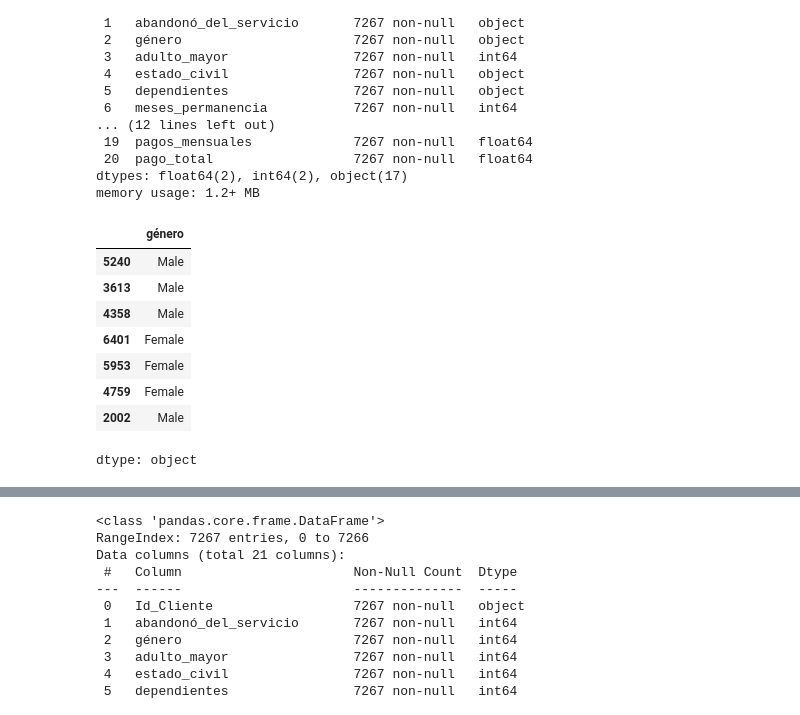
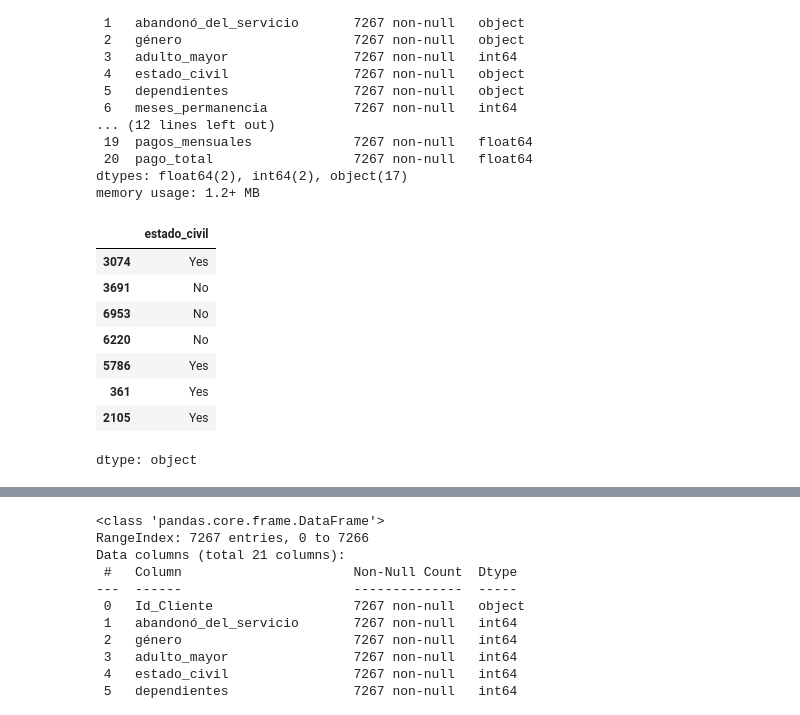
Before and after one commit to JuanMorales765/Challenge-Telecom-X, a Jupyter notebook: Challenge Telecom X análisis de evasión de clientes/TelecomXLATAM.ipynb, the cells around one changed output, grey strips where cells are left out. Drawn from its saved outputs; the diff is of its cells as text; code cells hidden in the pictures.

```diff
--- a/Challenge Telecom X análisis de evasión de clientes/TelecomXLATAM.ipynb
+++ b/Challenge Telecom X análisis de evasión de clientes/TelecomXLATAM.ipynb
@@ -9,2 +10,2 @@ import numpy as np
 # %%
-datos = pd.read_json('https://raw.githubusercontent.com/alura-cursos/challenge2-data-science-LATAM/refs/heads/main/TelecomX_Data.json')
+datos = pd.read_json('https://raw.githubusercontent.com/ingridcristh/challenge2-data-science-LATAM/main/TelecomX_Data.json')
@@ -94,0 +111,15 @@ account_df.head()
+# %%
+# Expandimos cada columna que contiene un diccionario
+customer_df = datos['customer'].apply(pd.Series)
+phone_df = datos['phone'].apply(pd.Series)
+internet_df = datos['internet'].apply(pd.Series)
+account_df = datos['account'].apply(pd.Series)
+
+# Combinamos todo con las columnas originales no-anidadas
+datos_normalizados = pd.concat([
+    datos[['customerID', 'Churn']],  # columnas no anidadas
+    customer_df,
+    phone_df,
+    internet_df,
+    account_df
+], axis=1)
@@ -484,15 +534,15 @@ Data columns (total 21 columns):
 dtypes: float64(2), int64(2), object(17)
 memory usage: 1.2+ MB
 # %%
-datosNormalizadosFinal['género'].sample(7)
+datosNormalizadosFinal['estado_civil'].sample(7)
 # %% [output]
-|  | género |
-| 5240 | Male |
-| 3613 | Male |
-| 4358 | Male |
-| 6401 | Female |
-| 5953 | Female |
-| 4759 | Female |
-| 2002 | Male |
+|  | estado_civil |
+| 3074 | Yes |
+| 3691 | No |
+| 6953 | No |
+| 6220 | No |
+| 5786 | Yes |
+| 361 | Yes |
+| 2105 | Yes |
 dtype: object
 # %%
```
Also changed, not shown: parts of 96 cells of this notebook.
